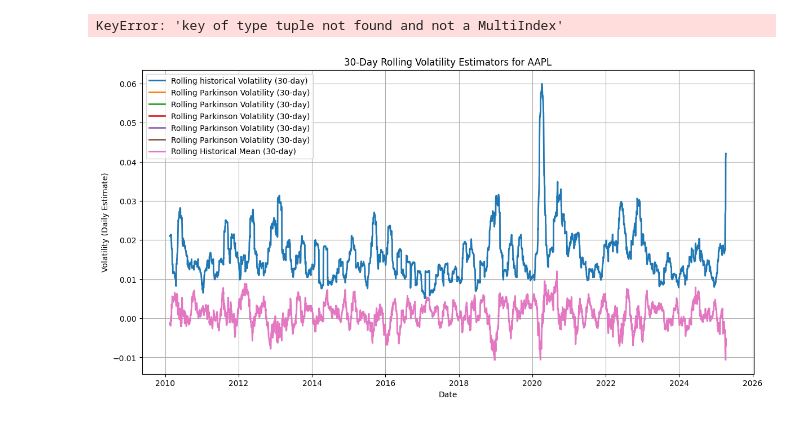
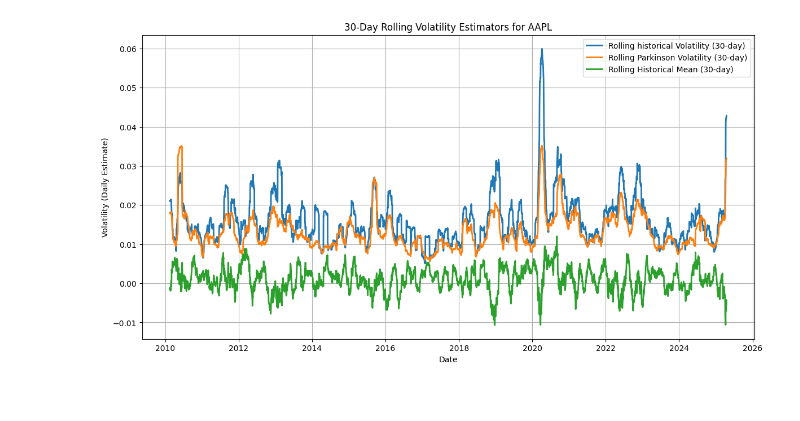
Before and after one commit to Hunter-13-z/Computational_Finance, a Jupyter notebook: HW1/Votality.ipynb, the cells around one changed output. Cells and saved outputs as stored; diff of their text form; code cells hidden in the pictures.

```diff
--- a/HW1/Votality.ipynb
+++ b/HW1/Votality.ipynb
@@ -124,25 +118,22 @@ def parkinson_vol_from_array(x):
-# %%
-data_subset = data[ ['High', 'Low']]
-data_subset
-data_P = data_subset.rolling(window=30).apply(parkinson_vol_from_array, raw=False)
-# %% [output]
-KeyError: 'key of type tuple not found and not a MultiIndex'
 # %%
 window_size = 30
 # Calculate the Parkinson volatility estimator for rolling windows
-rolling_parkinson_volatility = data.rolling(window=window_size).apply(parkinson_vol_from_array, raw=True)
+#rolling_parkinson_volatility = data.rolling(window=window_size).apply(parkinson_volatility_estimator, raw=False)
+log_ranges = np.log(data["High"] / data["Low"])**2
+roll_sum = log_ranges.rolling(window=window_size).sum()
+rolling_parkinson_volatility = np.sqrt( roll_sum / (4 * window_size * np.log(2)) )
 #Calculate the rolling historical mean and variance
 rolling_historical_mean = close_prices.rolling(window=window_size).apply(historical_mean_strict, raw=False)
 rolling_historical_variance = close_prices.rolling(window=window_size).apply(historical_var_strict, raw=False)
 plt.figure(figsize=(14, 7))
 plt.plot(rolling_historical_variance, label='Rolling historical Volatility (30-day)', lw=2)
 plt.plot(rolling_parkinson_volatility, label='Rolling Parkinson Volatility (30-day)', lw=2)
 plt.plot(rolling_historical_mean, label='Rolling Historical Mean (30-day)', lw=2)
 plt.title(f'30-Day Rolling Volatility Estimators for {ticker}')
 plt.xlabel('Date')
 plt.ylabel('Volatility (Daily Estimate)')
 plt.legend()
 plt.grid(True)
 plt.show()
 # %% [output]
-[figure, old version]
+[figure, new version]
```
Also changed, not shown: parts of 17 cells of this notebook.
